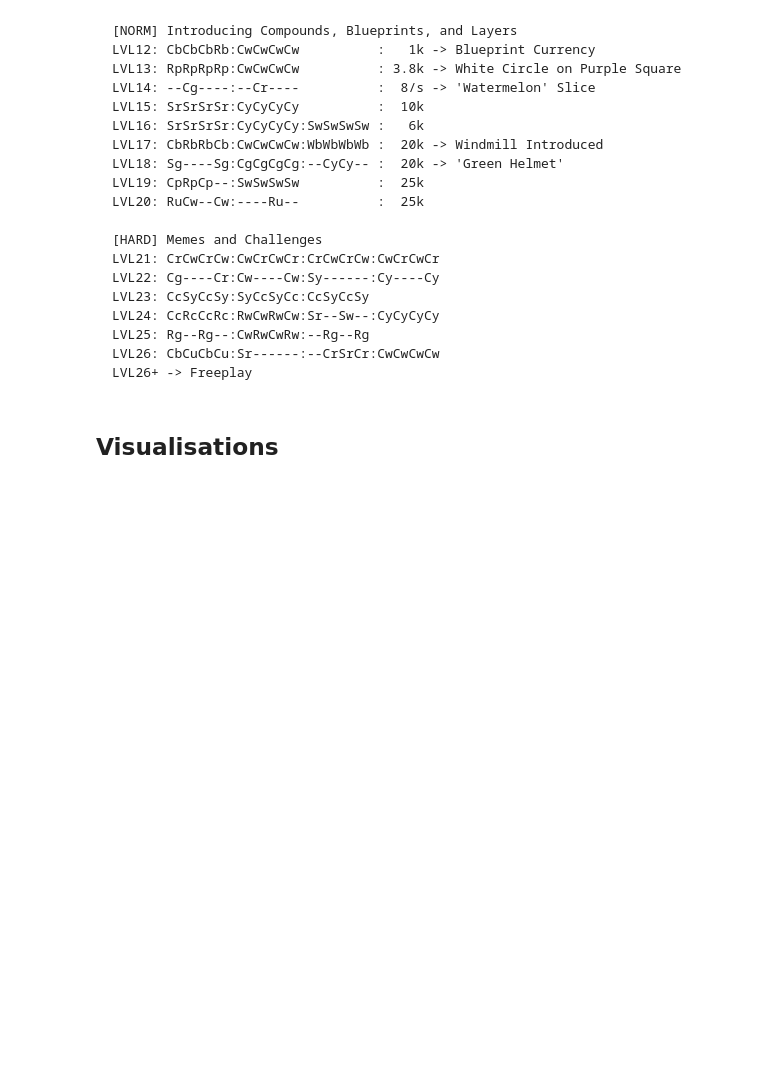
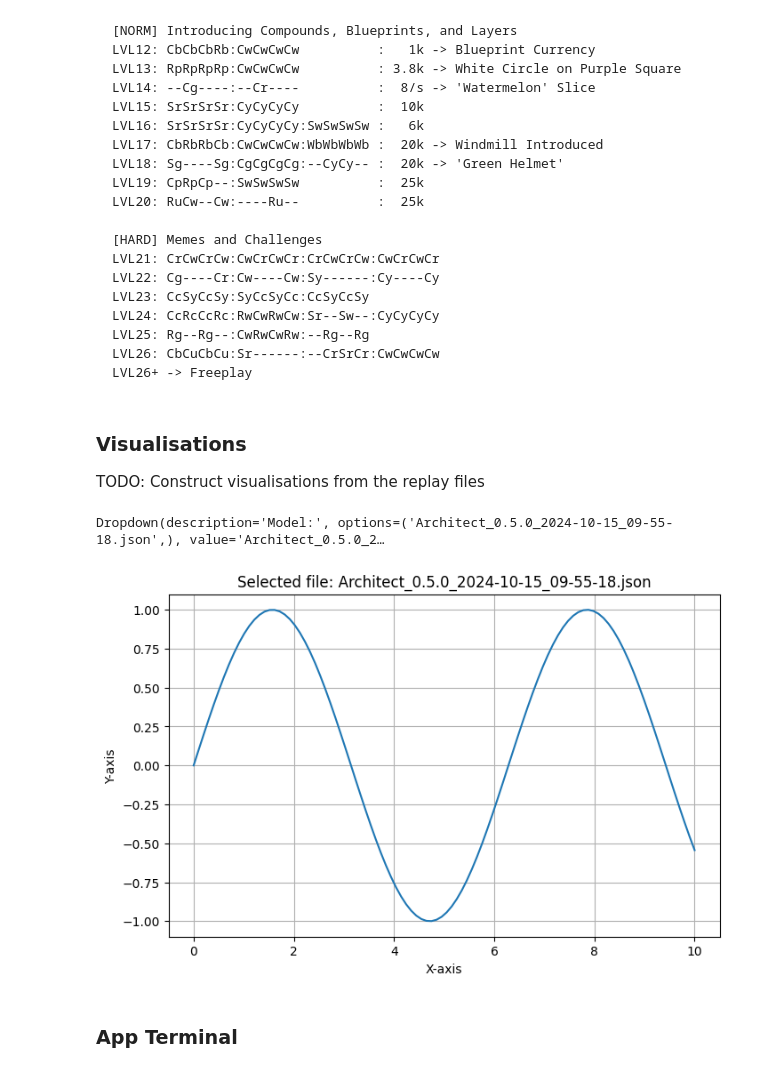
Before and after one commit to CainOCE/shapez.ai, a Jupyter notebook: src_ai/_Shapez.AI.ipynb, the cells around one changed output. Drawn from its saved outputs; the diff is of its cells as text; code cells hidden in the pictures; blank space fills up the shorter version.

Commit message:
Updated visualise function to select from output fiiles

```diff
--- a/src_ai/_Shapez.AI.ipynb
+++ b/src_ai/_Shapez.AI.ipynb
@@ -87,20 +94,7 @@ LVL25: Rg--Rg--:CwRwCwRw:--Rg--Rg
 LVL26: CbCuCbCu:Sr------:--CrSrCr:CwCwCwCw
 LVL26+ -> Freeplay
 </pre>
-# %% [markdown]
-## Visualisations
-# %%
-from app import ShapezAI
-import numpy as np
-import matplotlib.pyplot as plt
-
-def visualise(self):
-	steps = np.linspace(0, len(self.rewards_history), len(self.rewards_history))
-	plt.plot(steps, self.reward_history)
-	plt.xlabel('steps')
-	plt.ylabel('reward')
-	plt.title('reward through time of last training episode')
-	plt.show()
-
-app = ShapezAI()
-app.run(debug=False)
+# %% [markdown]
+### Visualisations
+
+TODO: Construct visualisations from the replay files
@@ -106,0 +125,40 @@ app.run(debug=False)
+# %%
+import numpy as np
+import matplotlib.pyplot as plt
+from IPython.display import display, clear_output
+
+# Create a File Selection Widdget
+file_widget = file_selector()
+
+def visualise(change):
+    # Clear the previous output
+    clear_output(wait=True)
+
+    # Display the dropdown again
+    display(file_widget)
+
+    # Generate a simple plot (example data)
+    x = np.linspace(0, 10, 100)
+    y = np.sin(x)
+
+    # Create the plot
+    plt.figure(figsize=(8, 5))
+    plt.plot(x, y)
+    plt.title(f'Selected file: {change["new"]}')
+    plt.xlabel('X-axis')
+    plt.ylabel('Y-axis')
+    plt.grid()
+    plt.show()
+
+# Function to handle the change in dropdown selection
+file_widget.observe(visualise, names='value')
+display(file_widget)
+
+# Display the dropdown and the initial plot
+display(file_widget)
+visualise({'new': file_widget.value})
+# %% [output]
+Dropdown(description='Model:', options=('Architect_0.5.0_2024-10-15_09-55-18.json',), value='Architect_0.5.0_2…
+[figure, added]
+# %% [markdown]
+### App Terminal
```
Also changed, not shown: parts of 5 cells of this notebook.
